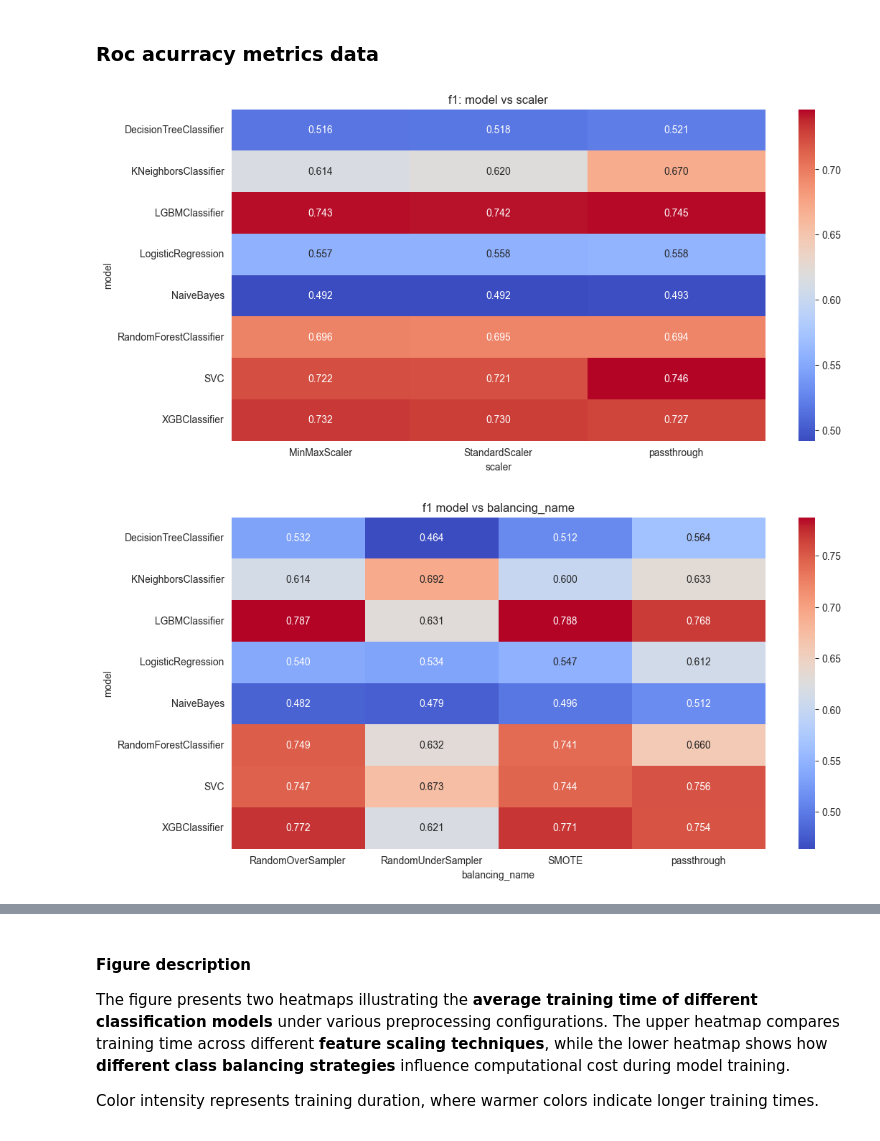
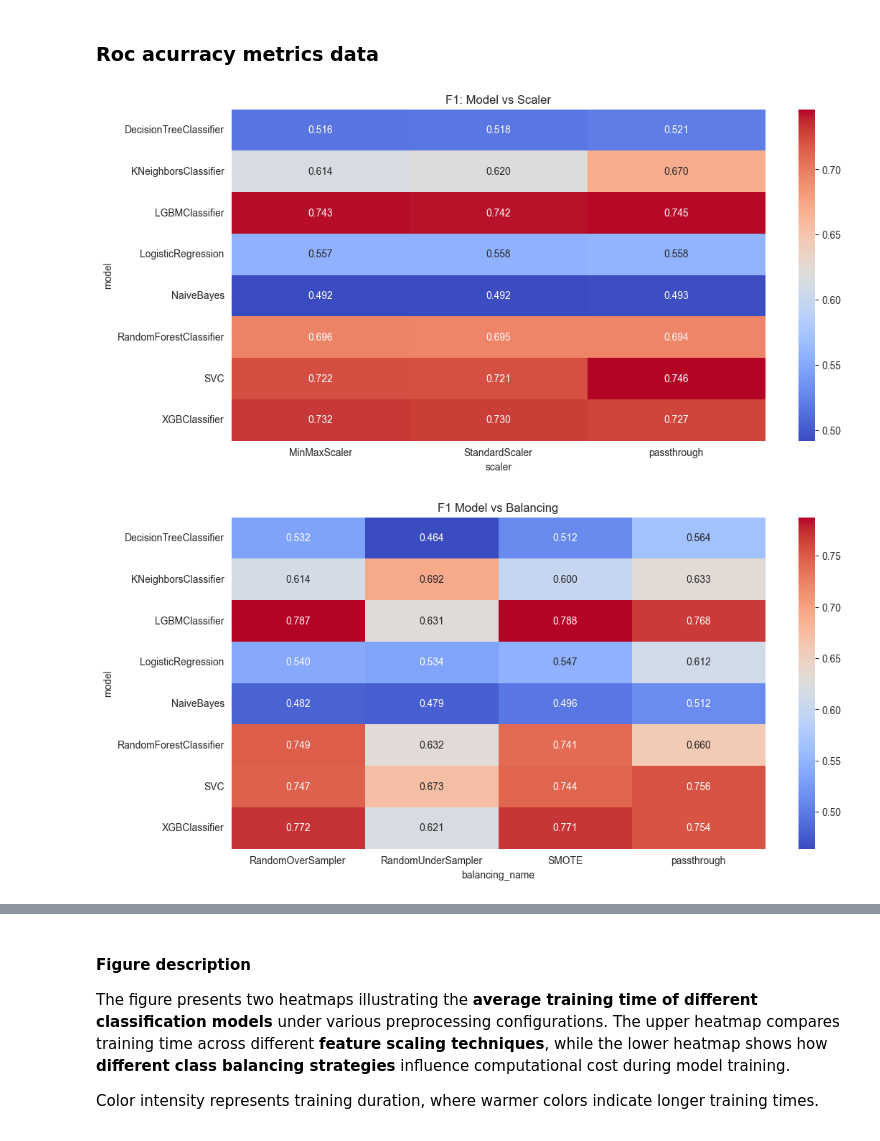
Before and after one commit to Trzopa/Benchmark-modeli-klasyfikacyjnych-na-danych-syntetycznych, a Jupyter notebook: report/report.ipynb, the cells around one changed output, grey strips where cells are left out. Drawn from its saved outputs; the diff is of its cells as text; code cells hidden in the pictures.

```diff
--- a/report/report.ipynb
+++ b/report/report.ipynb
@@ -47,30 +49,30 @@ F1-score (scoring='f1') balances precision and recall, penalizing:
 # %%
 # Pivot do heatmap
 pivot_f1_sceler = metrics_data.pivot_table(
     values='f1',
     index='model',
     columns='scaler',
     aggfunc='mean'
 )
 pivot_f1_balancing_name = metrics_data.pivot_table(
     values='f1',
     index='model',
     columns='balancing_name',
     aggfunc='mean'
 )
 
 plt.figure(figsize=(12, 6))
 sns.heatmap(pivot_f1_sceler, annot=True, cmap='coolwarm', fmt='.3f')
-plt.title("f1: model vs scaler")
+plt.title("F1: Model vs Scaler")
 plt.show()
 
 plt.figure(figsize=(12, 6))
 sns.heatmap(pivot_f1_balancing_name, annot=True, cmap='coolwarm', fmt='.3f')
-plt.title("f1 model vs balancing_name")
+plt.title("F1 Model vs Balancing")
 plt.show()
 # %% [output]
 [figure]
-[figure, old version]
+[figure, new version]
 # %% [markdown]
 ---
 
```
Also changed, not shown: parts of 16 cells of this notebook.
